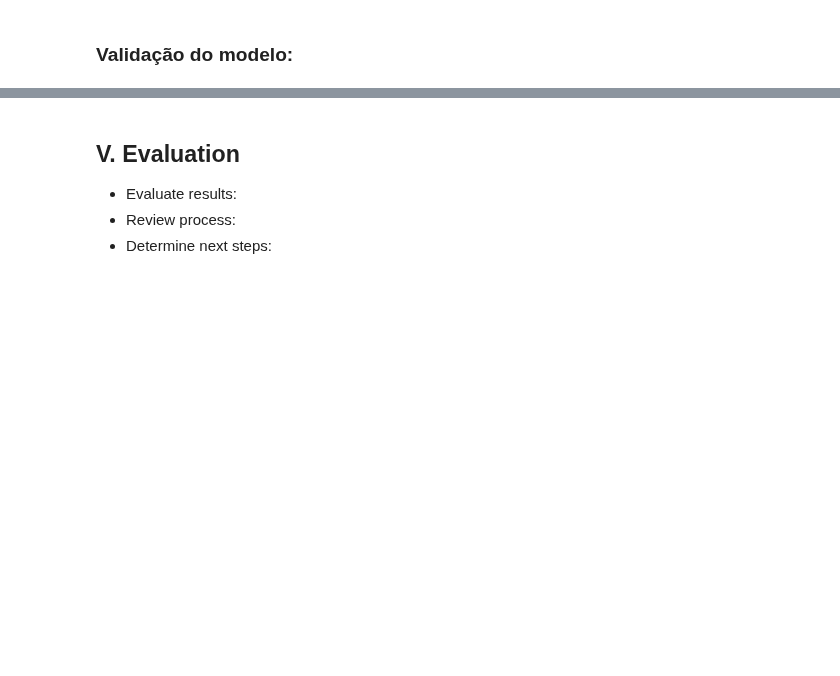
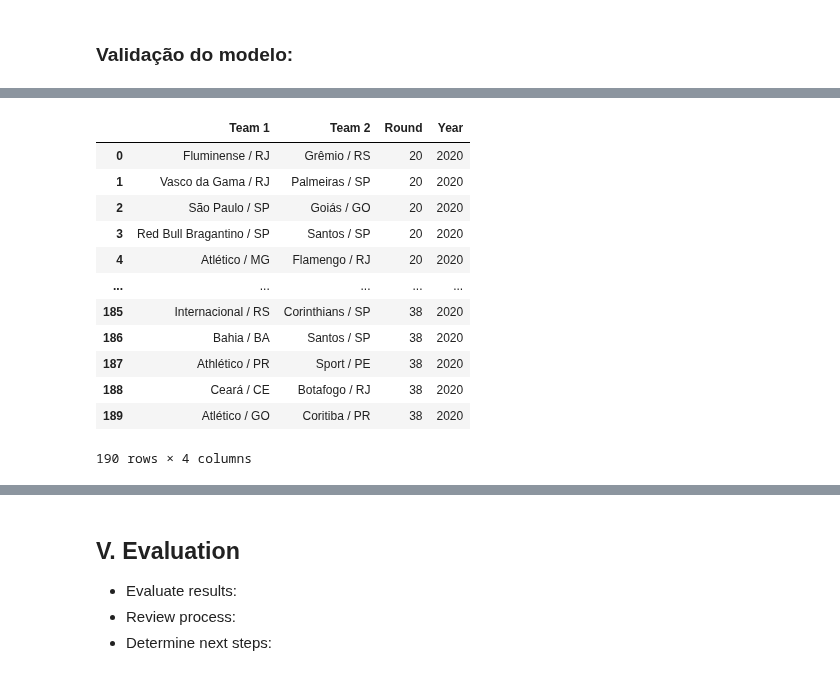
Before and after one commit to HannaRF/web-scraping, a Jupyter notebook: project.ipynb, the cells around one changed output, grey strips where cells are left out. Drawn from its saved outputs; the diff is of its cells as text; code cells hidden in the pictures; blank space fills up the shorter version.

```diff
--- a/project.ipynb
+++ b/project.ipynb
@@ -1468,0 +1449,27 @@ roc_auc_scores[30]
+# %%
+test_games = df.loc[((df['Round'] > 19) * (df['Year'] == year))].copy()
+test_games.reset_index(inplace = True)
+test_games.drop(columns = ['index',
+                           'Competition',
+                           'Result',
+                           'Date',
+                           'Date_by_Nearest',
+                           'New_Date',
+                           'New_Date_Num'],
+                inplace = True)
+
+test_games
+# %% [output]
+|  | Team 1 | Team 2 | Round | Year |
+| 0 | Fluminense / RJ | Grêmio / RS | 20 | 2020 |
+| 1 | Vasco da Gama / RJ | Palmeiras / SP | 20 | 2020 |
+| 2 | São Paulo / SP | Goiás / GO | 20 | 2020 |
+| 3 | Red Bull Bragantino / SP | Santos / SP | 20 | 2020 |
+| 4 | Atlético / MG | Flamengo / RJ | 20 | 2020 |
+| ... | ... | ... | ... | ... |
+| 185 | Internacional / RS | Corinthians / SP | 38 | 2020 |
+| 186 | Bahia / BA | Santos / SP | 38 | 2020 |
+| 187 | Athlético / PR | Sport / PE | 38 | 2020 |
+| 188 | Ceará / CE | Botafogo / RJ | 38 | 2020 |
+| 189 | Atlético / GO | Coritiba / PR | 38 | 2020 |
+190 rows × 4 columns
```
Also changed, not shown: parts of 10 cells of this notebook, 1 other file.
